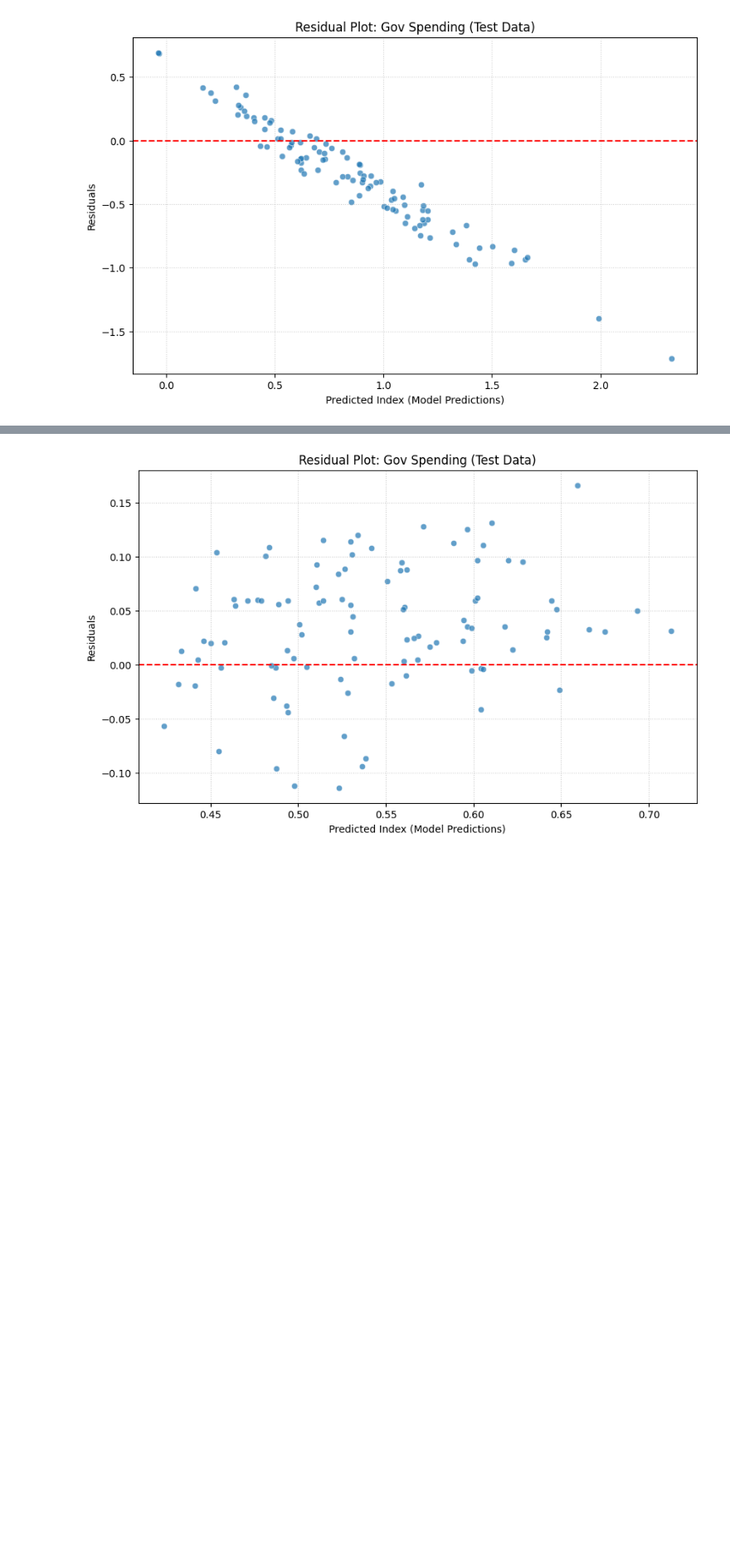
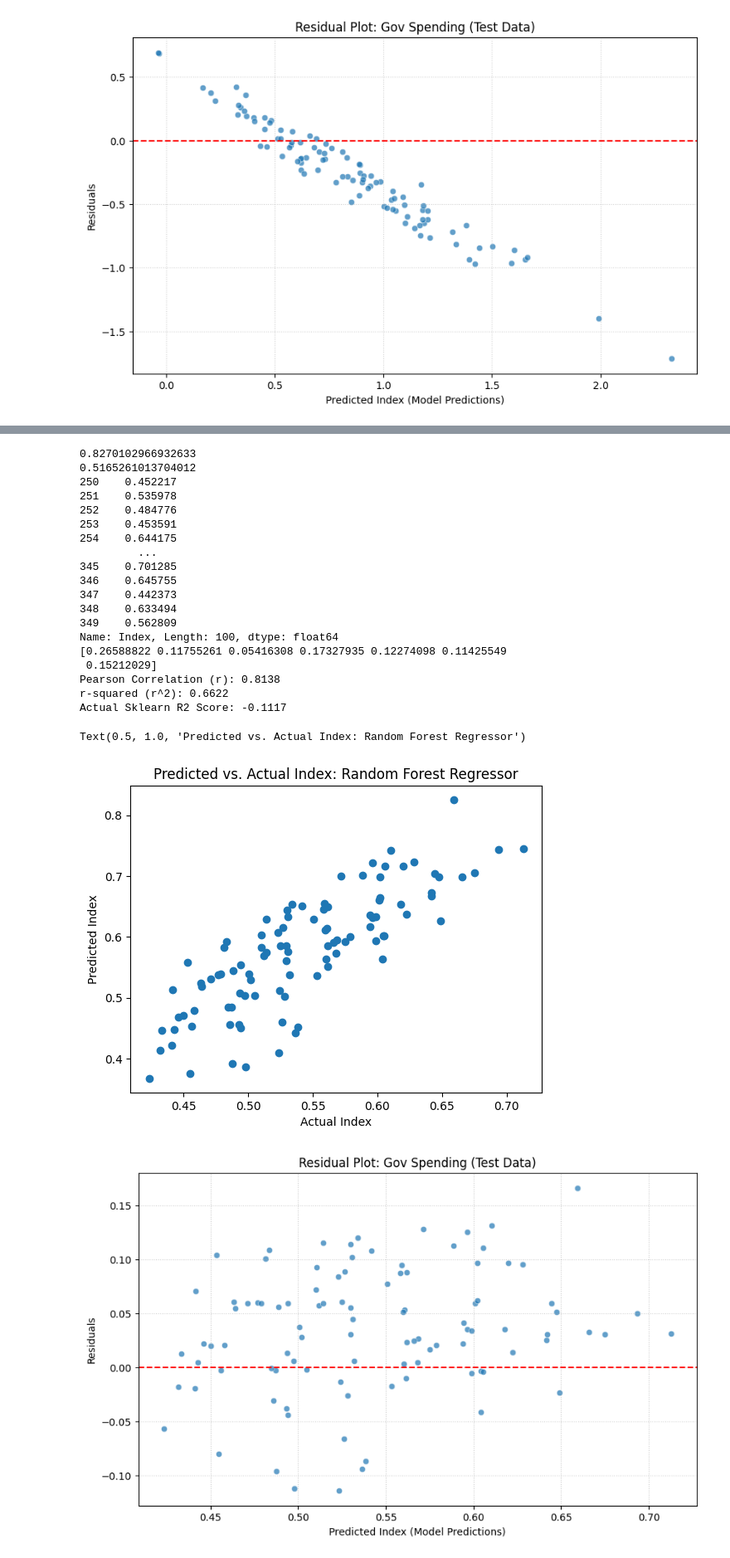
Before and after one commit to sleepsyah/Government-Budget, a Jupyter notebook: Edited_Government_Budget_Project.ipynb, the cells around one changed output, grey strips where cells are left out. Shown at 83% size. Saved outputs shown, nothing was run; the diff lists cells and outputs as text; code cells hidden in the pictures; blank space fills up the shorter version.

```diff
--- a/Edited_Government_Budget_Project.ipynb
+++ b/Edited_Government_Budget_Project.ipynb
@@ -780,3 +709,83 @@ array([0.26588822, 0.11755261, 0.05416308, 0.17327935, 0.12274098,
+# %%
+from sklearn.ensemble import RandomForestRegressor
+
+
+regressor_model = RandomForestRegressor(n_estimators=100,random_state=42, max_depth=10, min_samples_split=5, min_samples_leaf=2, n_jobs=-1)
+regressor_model.fit(X_train,y_train)
+y2_predict = regressor_model.predict(X_test)
+rf_mse = mean_squared_error(y_test,y2_predict)
+rf_mse_percent = rf_mse*100/y_train.mean()
+
+
+rf_series_prediction = pd.Series(y2_predict)
+plt.scatter(rf_series_prediction, y_test)
+
+rf_r2 = r2_score(y_test,y2_predict)
+print(rf_mse_percent)
+print(rf_r2)
+print(y_test)
+
+print(regressor_model.feature_importances_)
+from scipy.stats import pearsonr
+
+# Calculate Pearson correlation (r)
+corr, _ = pearsonr(y_test, y2_predict)
+
+print(f"Pearson Correlation (r): {corr:.4f}")
+print(f"r-squared (r^2): {corr**2:.4f}") # This is the "always positive" version
+print(f"Actual Sklearn R2 Score: {r2:.4f}") # This is your original negative value
+
+plt.xlabel('Actual Index')
+plt.ylabel('Predicted Index')
+plt.title('Predicted vs. Actual Index: Random Forest Regressor')
+
+# state_list = df_norm_test["State"]
+# state_list= np.array(state_list, dtype=np.str_ )
+
+
+# error_list = y_test-y2_predict
+# df_error_state = pd.DataFrame({ 'Error': error_list, 'State': state_list})
+
+
+# df_error_state = df_error_state.groupby(['State']).mean().reset_index()
+# df_error_state['Error'] = df_error_state['Error']*df_error_state['Error']
+
+
+# mse_percent = mse*100/y_train.mean()
+# print(mse_percent)
+# print("r2", r2)
+
+# series_prediction = pd.Series(y2_predict)
+# plt.scatter(series_prediction, y_test)
+
+# print(baseline_model.coef_)
+
+# df_error_state.plot.bar(x='State', y='Error', title='Error by State')
+
+
+# print(df_error_state.sort_values(by="Error", ascending=False).head(10))
+# %% [output]
+0.8270102966932633
+0.5165261013704012
+250    0.452217
+251    0.535978
+252    0.484776
+253    0.453591
+254    0.644175
+         ...
+345    0.701285
+346    0.645755
+347    0.442373
+348    0.633494
+349    0.562809
+Name: Index, Length: 100, dtype: float64
+[0.26588822 0.11755261 0.05416308 0.17327935 0.12274098 0.11425549
+ 0.15212029]
+Pearson Correlation (r): 0.8138
+r-squared (r^2): 0.6622
+Actual Sklearn R2 Score: -0.1117
+Text(0.5, 1.0, 'Predicted vs. Actual Index: Random Forest Regressor')
+[figure, added]
 # %%
 residuals = y_test - y2_predict
 
```
Also changed, not shown: parts of 14 cells of this notebook.
